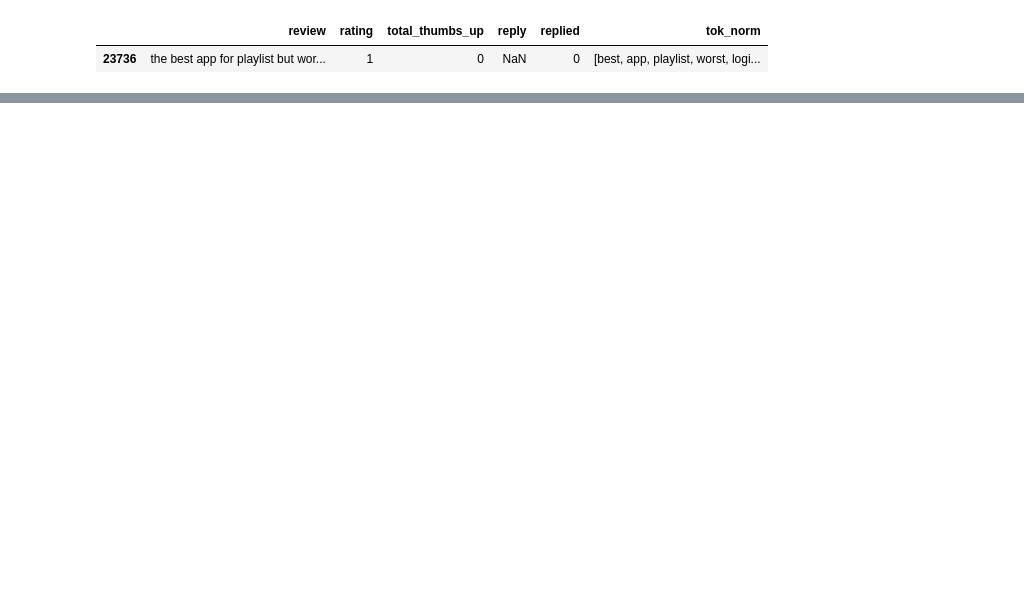
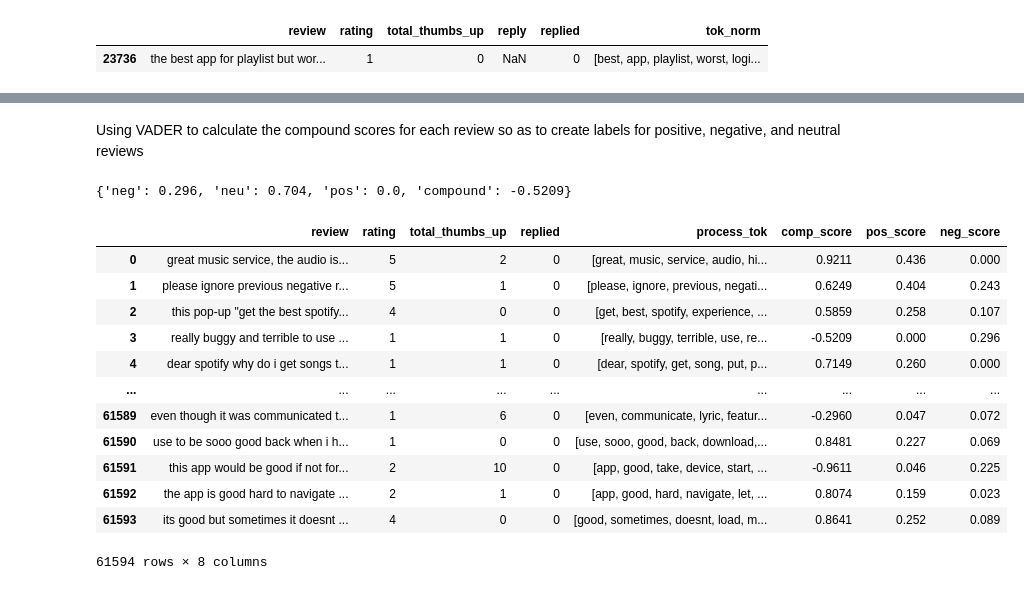
Before and after one commit to asoylatte03/spotify-app-reviews, a Jupyter notebook: data cleaning.ipynb, the cells around one changed output, grey strips where cells are left out. Drawn from its saved outputs; the diff is of its cells as text; code cells hidden in the pictures; blank space fills up the shorter version.

```diff
--- a/data cleaning.ipynb
+++ b/data cleaning.ipynb
@@ -324,0 +178,2 @@ dtype: int64
+# %%
+spotify_df['process_tok'] = spotify_df.review.apply(process_doc)
@@ -366,0 +378,43 @@ zstd                      1.5.5                hd43e919_0
+# %% [markdown]
+Using VADER to calculate the compound scores for each review so as to create labels for positive, negative, and neutral reviews
+# %%
+sent.polarity_scores(spotify_df.iloc[3][0])
+# %% [output]
+{'neg': 0.296, 'neu': 0.704, 'pos': 0.0, 'compound': -0.5209}
+# %%
+score_comp = []
+score_pos = []
+score_neg = []
+sent = SentimentIntensityAnalyzer()
+for i in range(0,spotify_df.shape[0]):
+    score = sent.polarity_scores(spotify_df.iloc[i][0])
+    compound_score = score['compound']
+    score_comp.append(compound_score)
+    # extracting positive sentiment
+    pos_score = score['pos']
+    score_pos.append(pos_score)
+    # extracting negative sentiment
+    neg_score = score['neg']
+    score_neg.append(neg_score)
+# %%
+spotify_df['comp_score'] = score_comp
+spotify_df['pos_score'] = score_pos
+spotify_df['neg_score'] = score_neg
+# %%
+spotify_df = spotify_df.drop(columns='reply')
+# %%
+spotify_df
+# %% [output]
+|  | review | rating | total_thumbs_up | replied | process_tok | comp_score | pos_score | neg_score |
+| 0 | great music service, the audio is... | 5 | 2 | 0 | [great, music, service, audio, hi... | 0.9211 | 0.436 | 0.000 |
+| 1 | please ignore previous negative r... | 5 | 1 | 0 | [please, ignore, previous, negati... | 0.6249 | 0.404 | 0.243 |
+| 2 | this pop-up "get the best spotify... | 4 | 0 | 0 | [get, best, spotify, experience, ... | 0.5859 | 0.258 | 0.107 |
+| 3 | really buggy and terrible to use ... | 1 | 1 | 0 | [really, buggy, terrible, use, re... | -0.5209 | 0.000 | 0.296 |
+| 4 | dear spotify why do i get songs t... | 1 | 1 | 0 | [dear, spotify, get, song, put, p... | 0.7149 | 0.260 | 0.000 |
+| ... | ... | ... | ... | ... | ... | ... | ... | ... |
+| 61589 | even though it was communicated t... | 1 | 6 | 0 | [even, communicate, lyric, featur... | -0.2960 | 0.047 | 0.072 |
+| 61590 | use to be sooo good back when i h... | 1 | 0 | 0 | [use, sooo, good, back, download,... | 0.8481 | 0.227 | 0.069 |
+| 61591 | this app would be good if not for... | 2 | 10 | 0 | [app, good, take, device, start, ... | -0.9611 | 0.046 | 0.225 |
+| 61592 | the app is good hard to navigate ... | 2 | 1 | 0 | [app, good, hard, navigate, let, ... | 0.8074 | 0.159 | 0.023 |
+| 61593 | its good but sometimes it doesnt ... | 4 | 0 | 0 | [good, sometimes, doesnt, load, m... | 0.8641 | 0.252 | 0.089 |
+61594 rows × 8 columns
```
Also changed, not shown: parts of 68 cells of this notebook.
